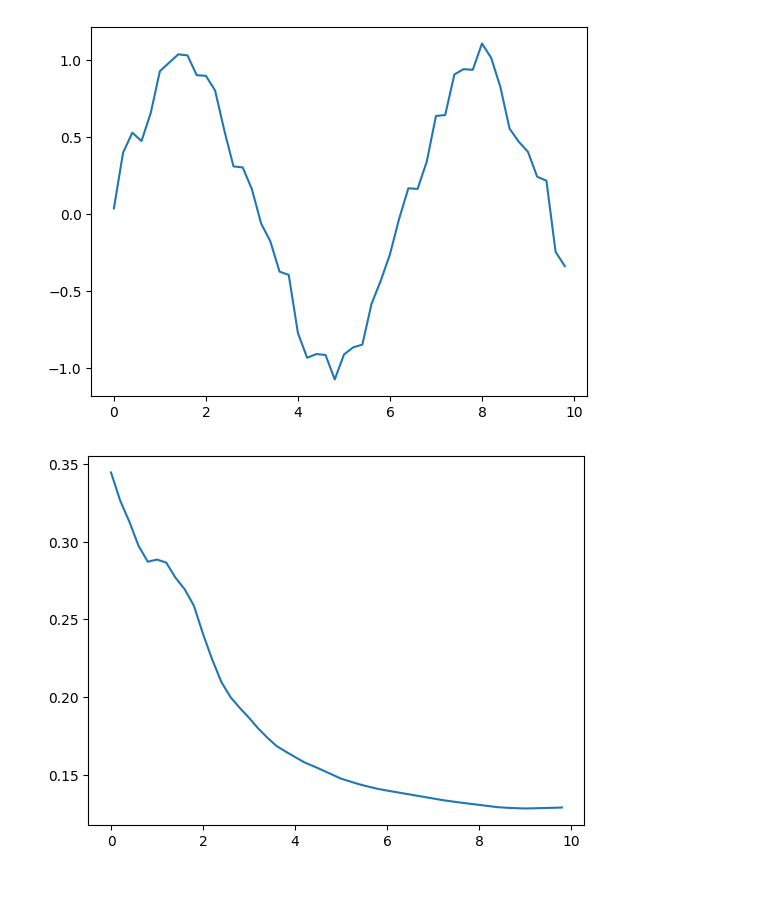
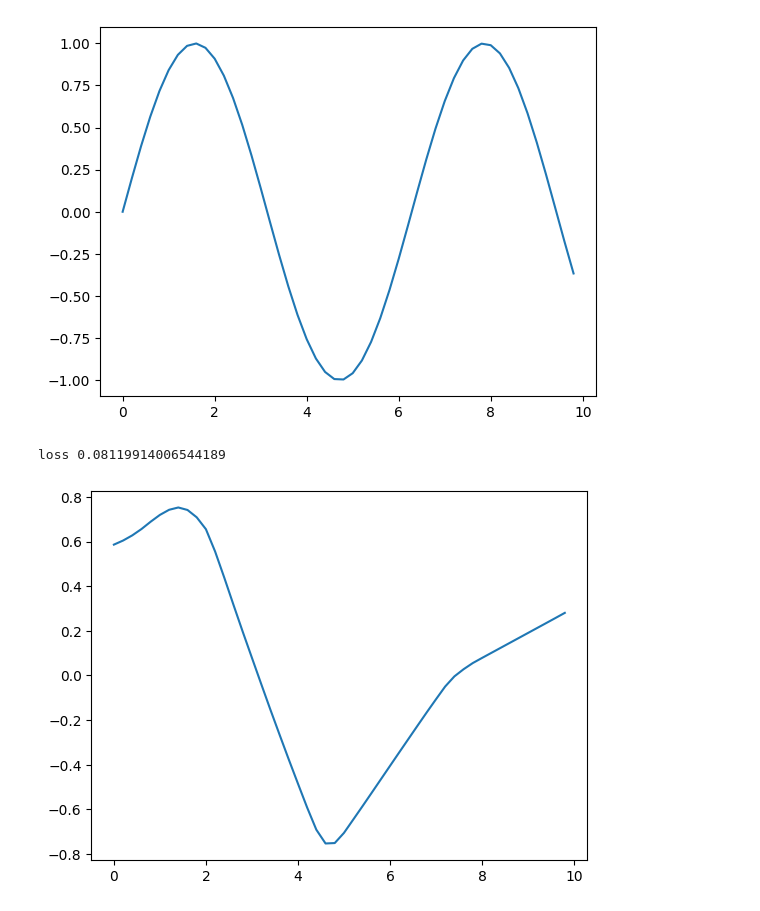
Before and after one commit to nickhalmagyi/nnets_numpy, a Jupyter notebook: nbs/SKLearnSineFunction.ipynb, the cells around one changed output. Cells and saved outputs as stored; diff of their text form; code cells hidden in the pictures.

```diff
--- a/nbs/SKLearnSineFunction.ipynb
+++ b/nbs/SKLearnSineFunction.ipynb
@@ -5,18 +13,20 @@ import matplotlib.pyplot as plt
 # %%
-# f = lambda x: [[x_] for x_ in x]
-noise_level = 0.1
 X_train = np.arange(0, 10, 0.2)
-data_size = len(X_train)
-X_train = X_train.reshape(data_size,1)
+n_samples = len(X_train)
+X_train = X_train.reshape(n_samples,1)
 
-y_train = np.sin(X_train).reshape(data_size,1)
-noise = np.random.normal(0, noise_level, len(X_train)).reshape(data_size,1)
+# target
+y_train = np.sin(X_train).reshape(n_samples,1)
+
+#Noise
+mu, sigma = 0, 0.0
+noise = np.random.normal(loc=mu, scale=sigma, size=n_samples).reshape(n_samples,1)
+
 y_train = y_train + noise
 
-# y_pred = model.predict(X_train)
 plt.plot(X_train, y_train)
 plt.show()
 # %% [output]
-[figure, old version]
+[figure, new version]
 # %%
 width = 100
@@ -34,5 +44,7 @@ y_true = regr.predict(X_train)
 # %%
-plt.plot(X_train_, y_true)
+print('loss', mean_squared_error(y_pred, y_true))
+plt.plot(X_train, y_pred)
 plt.show()
 # %% [output]
+loss 0.08119914006544189
-[figure, old version]
+[figure, new version]
```
Also changed, not shown: parts of 7 cells of this notebook.
